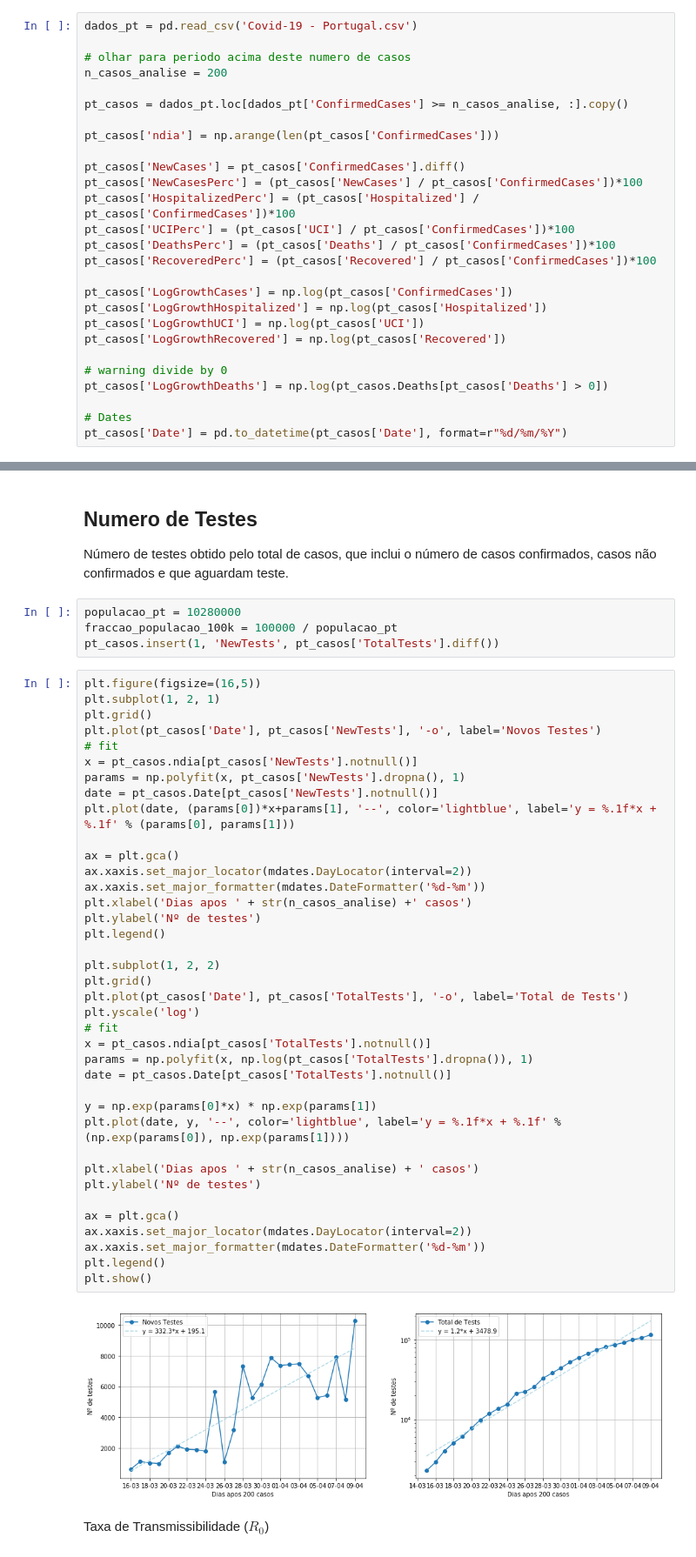
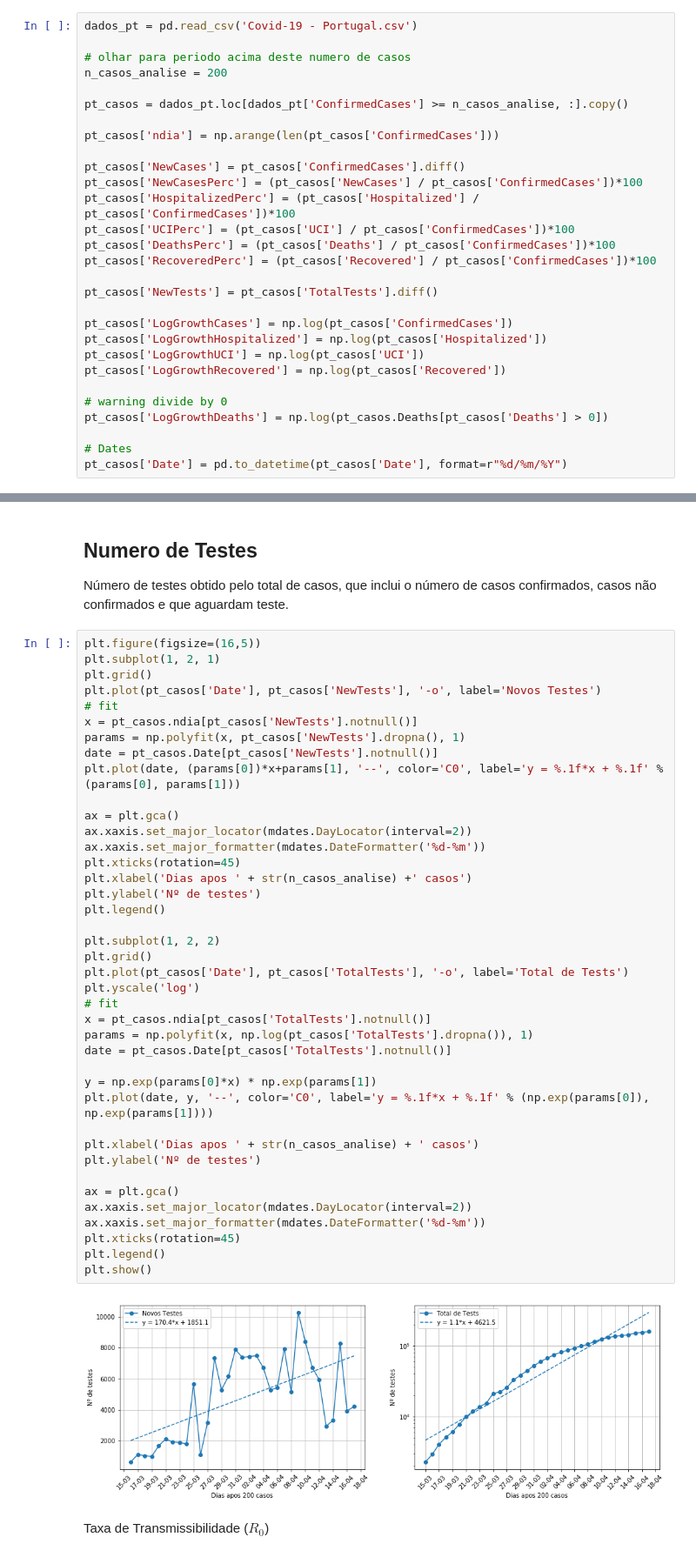
Before and after one commit to mig-l-f/covid-19-eda, a Jupyter notebook: index.ipynb, the cells around one changed output, grey strips where cells are left out. Shown at 87% size. Cells and saved outputs as stored; diff of their text form.

```diff
--- a/index.ipynb
+++ b/index.ipynb
@@ -51,6 +51,8 @@ pt_casos['UCIPerc'] = (pt_casos['UCI'] / pt_casos['ConfirmedCases'])*100
 pt_casos['DeathsPerc'] = (pt_casos['Deaths'] / pt_casos['ConfirmedCases'])*100
 pt_casos['RecoveredPerc'] = (pt_casos['Recovered'] / pt_casos['ConfirmedCases'])*100
 
+pt_casos['NewTests'] = pt_casos['TotalTests'].diff()
+
 pt_casos['LogGrowthCases'] = np.log(pt_casos['ConfirmedCases'])
 pt_casos['LogGrowthHospitalized'] = np.log(pt_casos['Hospitalized'])
 pt_casos['LogGrowthUCI'] = np.log(pt_casos['UCI'])
@@ -275,10 +277,6 @@ plt.show()
 ## Numero de Testes <a name="numero_testes"></a>
 
 Número de testes obtido pelo total de casos, que inclui o número de casos confirmados, casos não confirmados e que aguardam teste.
-# %%
-populacao_pt = 10280000
-fraccao_populacao_100k = 100000 / populacao_pt
-pt_casos.insert(1, 'NewTests', pt_casos['TotalTests'].diff())
 # %%
 plt.figure(figsize=(16,5))
 plt.subplot(1, 2, 1)
@@ -288,36 +286,38 @@ plt.plot(pt_casos['Date'], pt_casos['NewTests'], '-o', label='Novos Testes')
 x = pt_casos.ndia[pt_casos['NewTests'].notnull()]
 params = np.polyfit(x, pt_casos['NewTests'].dropna(), 1)
 date = pt_casos.Date[pt_casos['NewTests'].notnull()]
-plt.plot(date, (params[0])*x+params[1], '--', color='lightblue', label='y = %.1f*x + %.1f' % (params[0], params[1]))
+plt.plot(date, (params[0])*x+params[1], '--', color='C0', label='y = %.1f*x + %.1f' % (params[0], params[1]))
 
 ax = plt.gca()
 ax.xaxis.set_major_locator(mdates.DayLocator(interval=2))
 ax.xaxis.set_major_formatter(mdates.DateFormatter('%d-%m'))
+plt.xticks(rotation=45)
 plt.xlabel('Dias apos ' + str(n_casos_analise) +' casos')
 plt.ylabel('Nº de testes')
 plt.legend()
 
 plt.subplot(1, 2, 2)
 plt.grid()
 plt.plot(pt_casos['Date'], pt_casos['TotalTests'], '-o', label='Total de Tests')
 plt.yscale('log')
 # fit
 x = pt_casos.ndia[pt_casos['TotalTests'].notnull()]
 params = np.polyfit(x, np.log(pt_casos['TotalTests'].dropna()), 1)
 date = pt_casos.Date[pt_casos['TotalTests'].notnull()]
 
 y = np.exp(params[0]*x) * np.exp(params[1])
-plt.plot(date, y, '--', color='lightblue', label='y = %.1f*x + %.1f' % (np.exp(params[0]), np.exp(params[1])))
+plt.plot(date, y, '--', color='C0', label='y = %.1f*x + %.1f' % (np.exp(params[0]), np.exp(params[1])))
 
 plt.xlabel('Dias apos ' + str(n_casos_analise) + ' casos')
 plt.ylabel('Nº de testes')
 
 ax = plt.gca()
 ax.xaxis.set_major_locator(mdates.DayLocator(interval=2))
 ax.xaxis.set_major_formatter(mdates.DateFormatter('%d-%m'))
+plt.xticks(rotation=45)
 plt.legend()
 plt.show()
 # %% [output]
-[figure, old version]
+[figure, new version]
 # %% [markdown]
 Taxa de Transmissibilidade ($R_0$)
```
Also changed, not shown: parts of 13 cells of this notebook, 2 other files.
